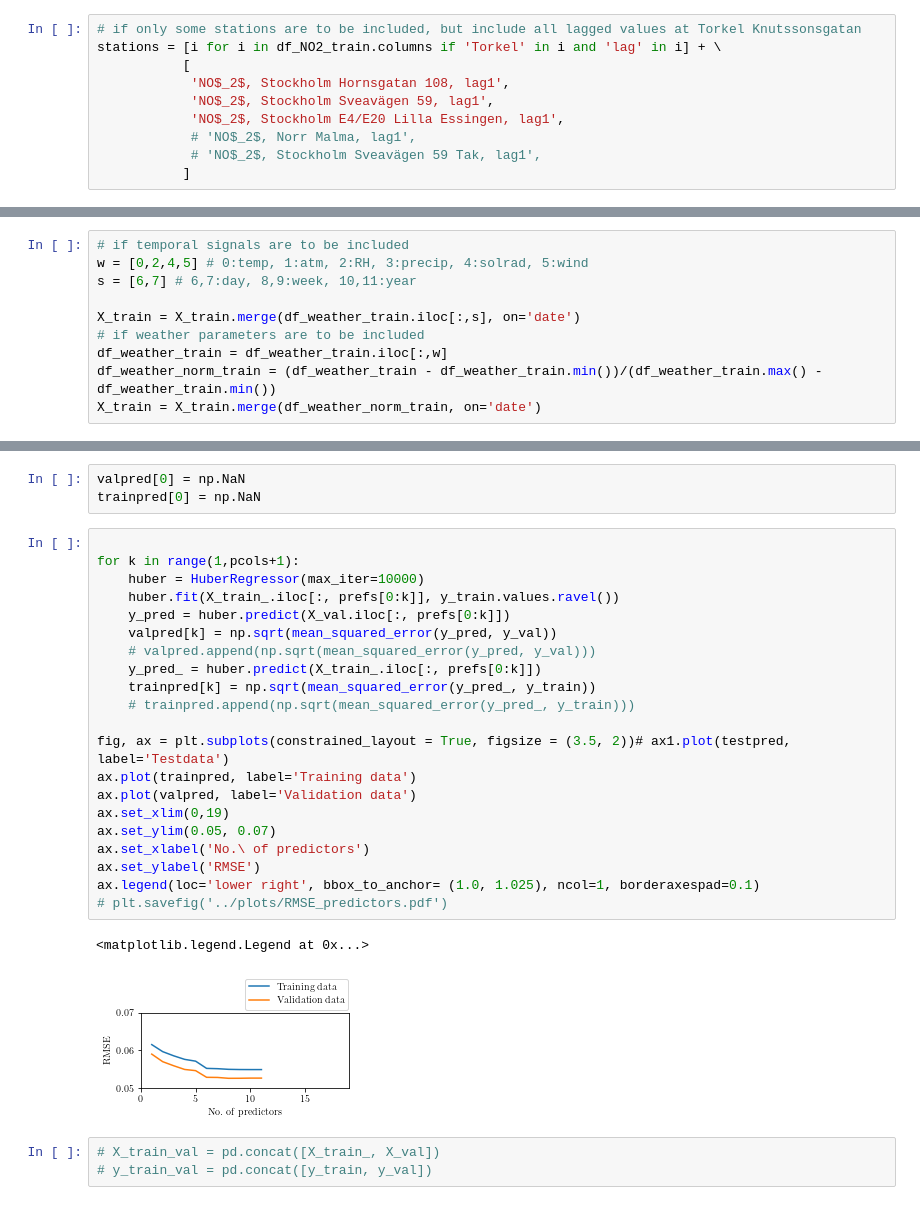
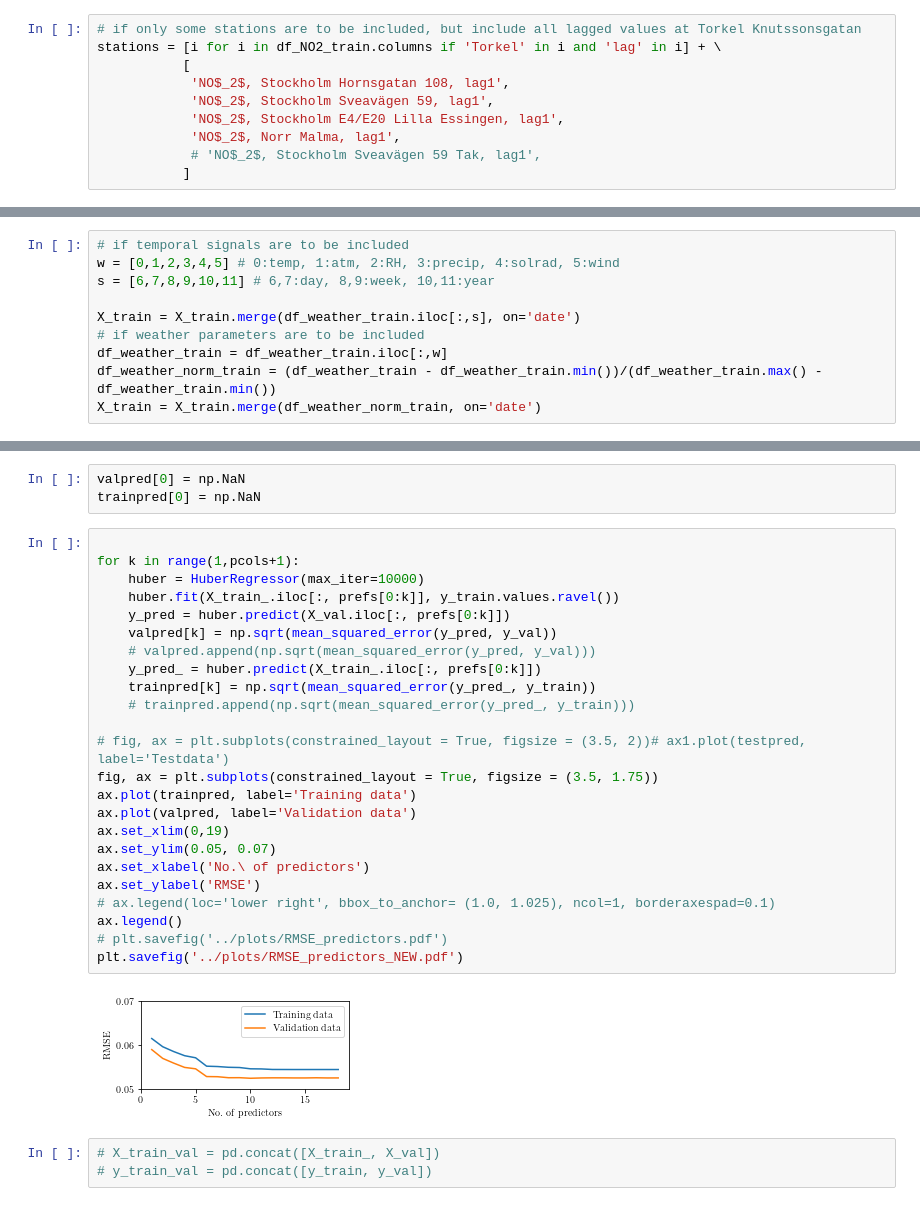
Before and after one commit to simoncarlen/forecasting_project, a Jupyter notebook: jupyter_notebooks/regression_NO2.ipynb, the cells around one changed output, grey strips where cells are left out. Drawn from its saved outputs; the diff is of its cells as text.

```diff
--- a/jupyter_notebooks/regression_NO2.ipynb
+++ b/jupyter_notebooks/regression_NO2.ipynb
@@ -80,7 +80,7 @@ stations = [i for i in df_NO2_train.columns if 'Torkel' in i and 'lag' in i] + \
             'NO$_2$, Stockholm Hornsgatan 108, lag1',
             'NO$_2$, Stockholm Sveavägen 59, lag1',
             'NO$_2$, Stockholm E4/E20 Lilla Essingen, lag1',
-            # 'NO$_2$, Norr Malma, lag1',
+            'NO$_2$, Norr Malma, lag1',
             # 'NO$_2$, Stockholm Sveavägen 59 Tak, lag1',
            ]
 # %%
@@ -133,8 +133,8 @@ X_test.set_index('date', inplace=True)
 X_train.insert(0, 'intercept', 1) # insert a 1
 # %%
 # if temporal signals are to be included
-w = [0,2,4,5] # 0:temp, 1:atm, 2:RH, 3:precip, 4:solrad, 5:wind
-s = [6,7] # 6,7:day, 8,9:week, 10,11:year
+w = [0,1,2,3,4,5] # 0:temp, 1:atm, 2:RH, 3:precip, 4:solrad, 5:wind
+s = [6,7,8,9,10,11] # 6,7:day, 8,9:week, 10,11:year
 
 X_train = X_train.merge(df_weather_train.iloc[:,s], on='date')
 # if weather parameters are to be included
@@ -447,27 +463,29 @@ trainpred[0] = np.NaN
 # %%
 
 for k in range(1,pcols+1):
     huber = HuberRegressor(max_iter=10000)
     huber.fit(X_train_.iloc[:, prefs[0:k]], y_train.values.ravel())
     y_pred = huber.predict(X_val.iloc[:, prefs[0:k]])
     valpred[k] = np.sqrt(mean_squared_error(y_pred, y_val))
     # valpred.append(np.sqrt(mean_squared_error(y_pred, y_val)))
     y_pred_ = huber.predict(X_train_.iloc[:, prefs[0:k]])
     trainpred[k] = np.sqrt(mean_squared_error(y_pred_, y_train))
     # trainpred.append(np.sqrt(mean_squared_error(y_pred_, y_train)))
 
-fig, ax = plt.subplots(constrained_layout = True, figsize = (3.5, 2))# ax1.plot(testpred, label='Testdata')
+# fig, ax = plt.subplots(constrained_layout = True, figsize = (3.5, 2))# ax1.plot(testpred, label='Testdata')
+fig, ax = plt.subplots(constrained_layout = True, figsize = (3.5, 1.75))
 ax.plot(trainpred, label='Training data')
 ax.plot(valpred, label='Validation data')
 ax.set_xlim(0,19)
 ax.set_ylim(0.05, 0.07)
 ax.set_xlabel('No.\ of predictors')
 ax.set_ylabel('RMSE')
-ax.legend(loc='lower right', bbox_to_anchor= (1.0, 1.025), ncol=1, borderaxespad=0.1)
+# ax.legend(loc='lower right', bbox_to_anchor= (1.0, 1.025), ncol=1, borderaxespad=0.1)
+ax.legend()
 # plt.savefig('../plots/RMSE_predictors.pdf')
+plt.savefig('../plots/RMSE_predictors_NEW.pdf')
 # %% [output]
-<matplotlib.legend.Legend at 0x...>
-[figure, old version]
+[figure, new version]
 # %%
 # X_train_val = pd.concat([X_train_, X_val])
 # y_train_val = pd.concat([y_train, y_val])
```
Also changed, not shown: parts of 14 cells of this notebook, 19 other files.
